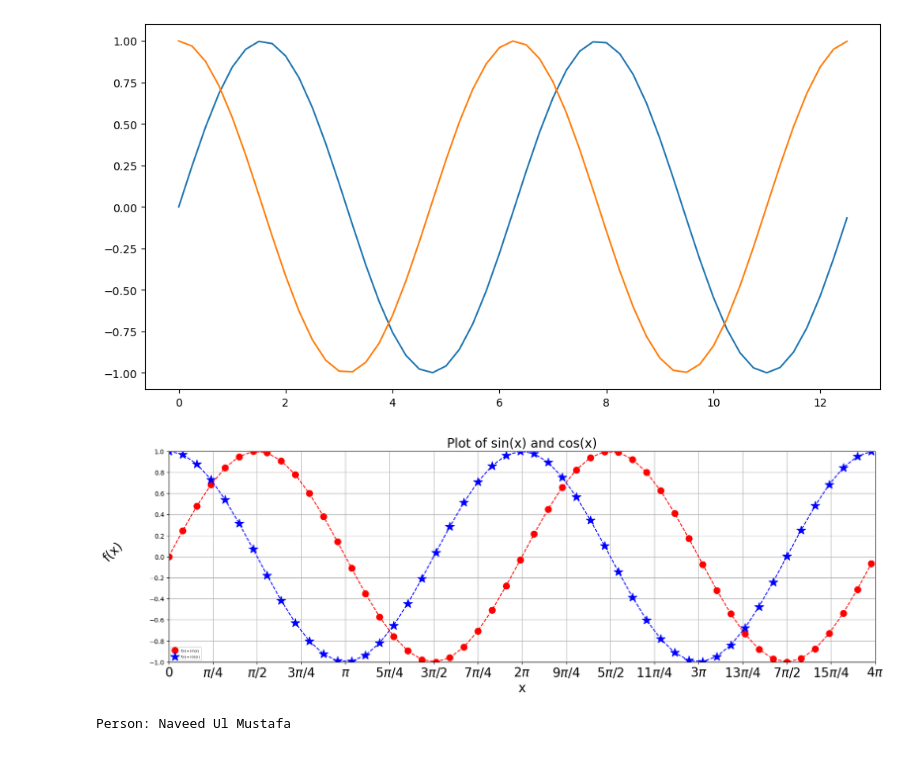
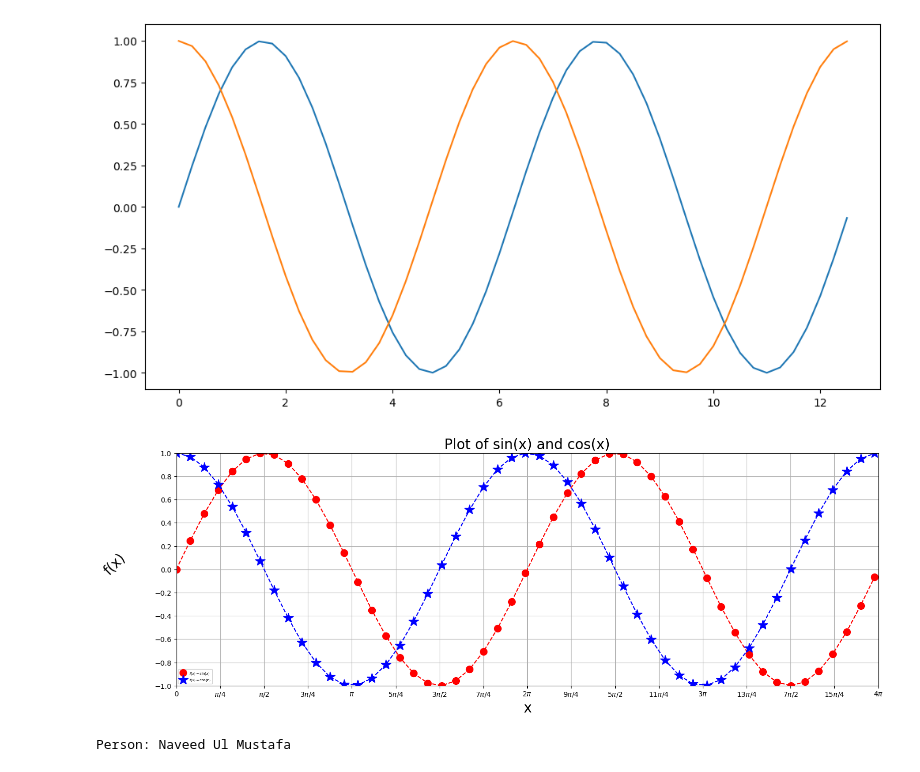
Before and after one commit to numustafa/pyml, a Jupyter notebook: Exam prep/practice_lecture.ipynb, the cells around one changed output. Cells and saved outputs as stored; diff of their text form; code cells hidden in the pictures.

```diff
--- a/Exam prep/practice_lecture.ipynb
+++ b/Exam prep/practice_lecture.ipynb
@@ -1112,26 +1112,26 @@ ax.plot(x,z, label = "cos(x)");                       # plot x vs z - semi-colon
 # %% [output]
 [figure]
 # %%
-ax = plt.figure(figsize=(20,6)).gca()                # create a figure - figsize is in inches - 12x6
+ax = plt.figure(figsize=(18,6)).gca()                # create a figure - figsize is in inches - 12x6
 ax.plot(x,y, "o--", color = "red", label = "$f(x) = \sin(x)$", ms = 10)          # plot x vs y - o-- is the marker and color is red & ms is marker size - 10, label is the latex code for the legend
 ax.plot(x,z, "*--", color = "blue", label = "$f(x) = \cos(x)$", ms = 15)         # plot x vs z - *-- is the marker and color is blue & ms is marker size - 15
 ax.legend(loc = "best",fontsize = 150);                                           # add legend - loc is the location of the legend - best is the best location, fontsize is the size of the legend
 
 ax.set_ylim(-1,1)                                                                # set y limits
 ax.set_xlim(0,4*np.pi)                                                           # set x limits
 #ax.set_title?    # to see the documentation of the function
 ax.set_xlabel("x", fontsize = 20)                                              # set x label
 ax.set_ylabel("f(x)", fontsize = 20, rotation=45, labelpad=50)                 # set y label, rotation of 45 degrees and labelpad is the padding between the label and the axis
 ax.grid(True)                                                                 # add grid
 ax.set_xticks(np.arange(0,4*np.pi+0.01, np.pi/4))                                # set x ticks - start, end, step - 0, 4*pi+1, pi/2 - 4*pi+1 is used to include 4*pi in the ticks as well
-ax.set_xticklabels(["$0$", "$\pi/4$", "$\pi/2$", "$3\pi/4$", "$\pi$", "$5\pi/4$", "$3\pi/2$", "$7\pi/4$", "$2\pi$", "$9\pi/4$", "$5\pi/2$", "$11\pi/4$", "$3\pi$", "$13\pi/4$", "$7\pi/2$", "$15\pi/4$", "$4\pi$"], fontsize = 20)   # set x tick labels - fontsize is the size of the labels
+ax.set_xticklabels(["$0$", "$\pi/4$", "$\pi/2$", "$3\pi/4$", "$\pi$", "$5\pi/4$", "$3\pi/2$", "$7\pi/4$", "$2\pi$", "$9\pi/4$", "$5\pi/2$", "$11\pi/4$", "$3\pi$", "$13\pi/4$", "$7\pi/2$", "$15\pi/4$", "$4\pi$"], fontsize = 10)   # set x tick labels - fontsize is the size of the labels
 ax.set_yticks(np.arange(-1,1.01,.2))                                            # set y ticks - start, end, step - -1, 1+1, 0.5 - 1+1 is used to include 1 in the ticks as well
 
 ax.set_title("Plot of sin(x) and cos(x)", fontsize = 20)   # set title
 
 ax.legend(fontsize = 5);                             # add legend
 # %% [output]
-[figure, old version]
+[figure, new version]
 # %%
 # Inheritence: when a class uses a code from another class
 
```
